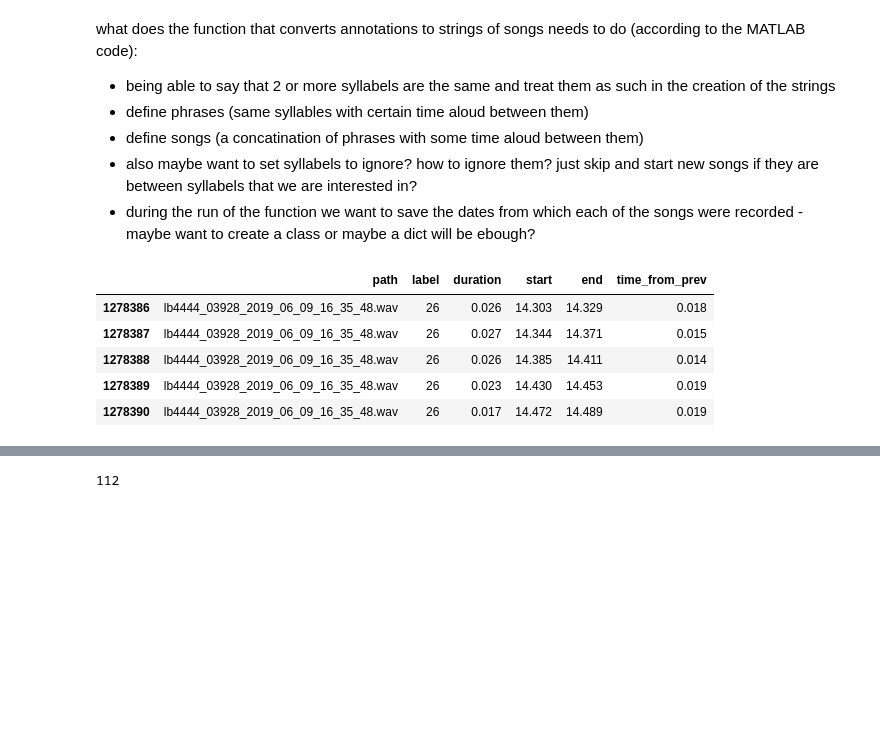
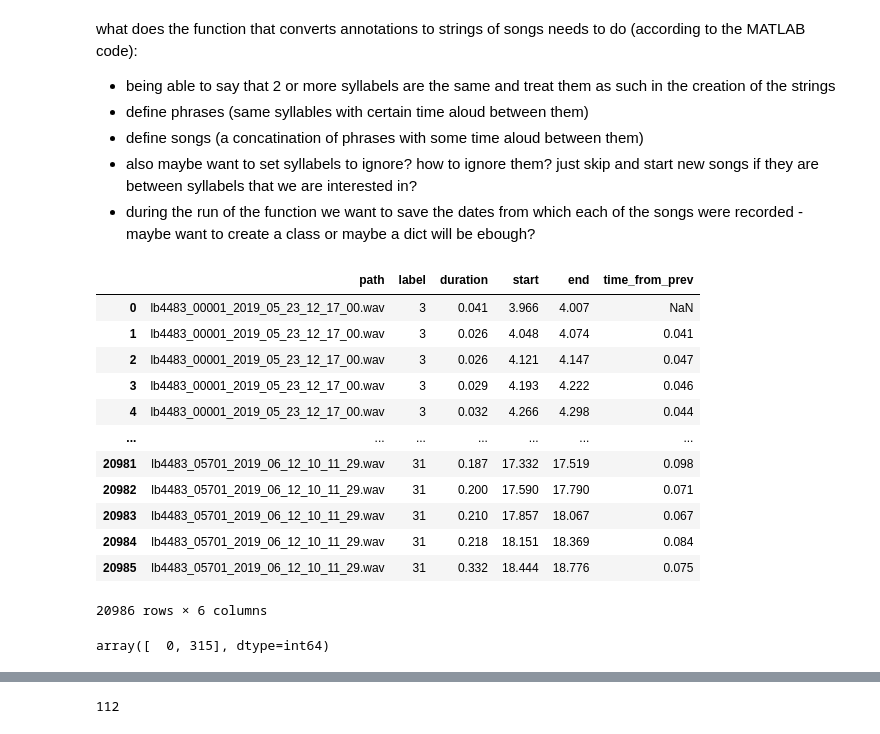
Before and after one commit to SivanLevin/BirdSongBout, a Jupyter notebook: trying_BSB_py.ipynb, the cells around one changed output, grey strips where cells are left out. Saved outputs shown, nothing was run; the diff lists cells and outputs as text; code cells hidden in the pictures; blank space fills up the shorter version.

```diff
--- a/trying_BSB_py.ipynb
+++ b/trying_BSB_py.ipynb
@@ -107,13 +108,20 @@ what does the function that converts annotations to strings of songs needs to do
 * also maybe want to set syllabels to ignore? how to ignore them? just skip and start new songs if they are between syllabels that we are interested in?
 * during the run of the function we want to save the dates from which each of the songs were recorded - maybe want to create a class or maybe a dict will be ebough?
 # %%
-df = create_syl_df_from_annot_file(data_path)
+df = create_syl_df_from_annot_file(more_data_path)
-# %%
-df.tail()
-# %% [output]
-|  | path | label | duration | start | end | time_from_prev |
-| 1278386 | lb4444_03928_2019_06_09_16_35_48.wav | 26 | 0.026 | 14.303 | 14.329 | 0.018 |
-| 1278387 | lb4444_03928_2019_06_09_16_35_48.wav | 26 | 0.027 | 14.344 | 14.371 | 0.015 |
-| 1278388 | lb4444_03928_2019_06_09_16_35_48.wav | 26 | 0.026 | 14.385 | 14.411 | 0.014 |
-| 1278389 | lb4444_03928_2019_06_09_16_35_48.wav | 26 | 0.023 | 14.430 | 14.453 | 0.019 |
-| 1278390 | lb4444_03928_2019_06_09_16_35_48.wav | 26 | 0.017 | 14.472 | 14.489 | 0.019 |
+# %%
+df
+# %% [output]
+|  | path | label | duration | start | end | time_from_prev |
+| 0 | lb4483_00001_2019_05_23_12_17_00.wav | 3 | 0.041 | 3.966 | 4.007 | NaN |
+| 1 | lb4483_00001_2019_05_23_12_17_00.wav | 3 | 0.026 | 4.048 | 4.074 | 0.041 |
+| 2 | lb4483_00001_2019_05_23_12_17_00.wav | 3 | 0.026 | 4.121 | 4.147 | 0.047 |
+| 3 | lb4483_00001_2019_05_23_12_17_00.wav | 3 | 0.029 | 4.193 | 4.222 | 0.046 |
+| 4 | lb4483_00001_2019_05_23_12_17_00.wav | 3 | 0.032 | 4.266 | 4.298 | 0.044 |
+| ... | ... | ... | ... | ... | ... | ... |
+| 20981 | lb4483_05701_2019_06_12_10_11_29.wav | 31 | 0.187 | 17.332 | 17.519 | 0.098 |
+| 20982 | lb4483_05701_2019_06_12_10_11_29.wav | 31 | 0.200 | 17.590 | 17.790 | 0.071 |
+| 20983 | lb4483_05701_2019_06_12_10_11_29.wav | 31 | 0.210 | 17.857 | 18.067 | 0.067 |
+| 20984 | lb4483_05701_2019_06_12_10_11_29.wav | 31 | 0.218 | 18.151 | 18.369 | 0.084 |
+| 20985 | lb4483_05701_2019_06_12_10_11_29.wav | 31 | 0.332 | 18.444 | 18.776 | 0.075 |
+20986 rows × 6 columns
@@ -119,0 +152,4 @@ df.tail()
+# %%
+gap_locs
+# %% [output]
+array([  0, 315], dtype=int64)
```
Also changed, not shown: parts of 31 cells of this notebook.
